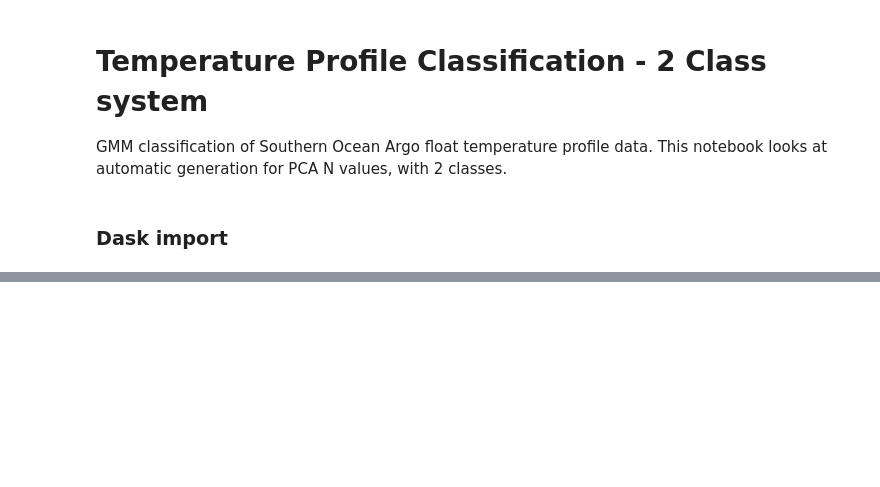
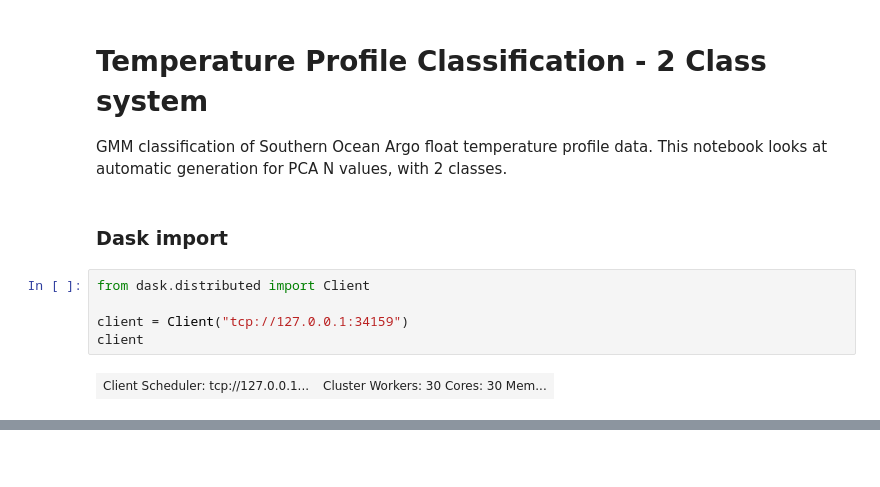
Before and after one commit to el1247/BAS_AI4ER_SAM, a Jupyter notebook: notebooks/exploratory/2.0_el_GMMTemperatureProfileClassification2.ipynb, the cells around one changed output, grey strips where cells are left out. Saved outputs shown, nothing was run; the diff lists cells and outputs as text; blank space fills up the shorter version.

```diff
--- a/notebooks/exploratory/2.0_el_GMMTemperatureProfileClassification2.ipynb
+++ b/notebooks/exploratory/2.0_el_GMMTemperatureProfileClassification2.ipynb
@@ -2,3 +2,10 @@
 # Temperature Profile Classification - 2 Class system
 GMM classification of Southern Ocean Argo float temperature profile data. This notebook looks at automatic generation for PCA N values, with 2 classes.<br><br>
 ### Dask import
+# %%
+from dask.distributed import Client
+
+client = Client("tcp://127.0.0.1:34159")
+client
+# %% [output]
+| Client Scheduler: tcp://127.0.0.1... | Cluster Workers: 30 Cores: 30 Mem... |
```
Also changed, not shown: parts of 30 cells of this notebook.
